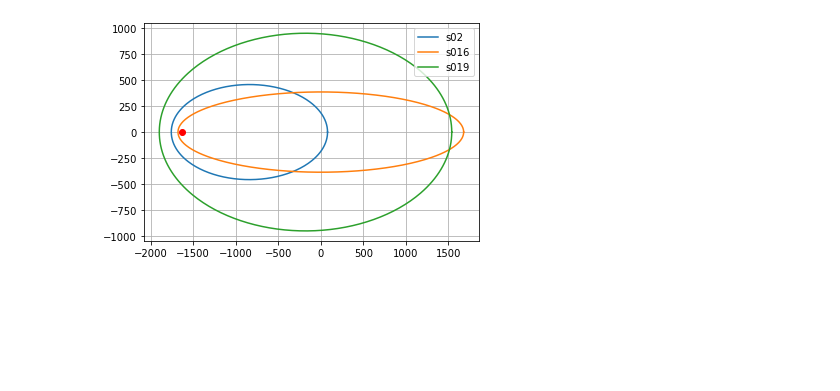
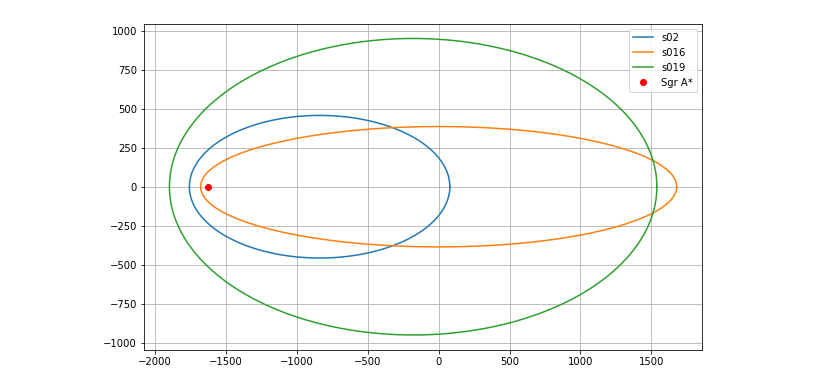
Before and after one commit to satelerd/Stars-Orbits-Generator, a Jupyter notebook: orbit-generator.ipynb, the cells around one changed output. Drawn from its saved outputs; the diff is of its cells as text; code cells hidden in the pictures; blank space fills up the shorter version.

```diff
--- a/orbit-generator.ipynb
+++ b/orbit-generator.ipynb
@@ -3,23 +3,24 @@ import matplotlib.pyplot as plt
 import numpy as np
 # %%
 def elipse(a,b,c, offset, star):
+    plt.figure(figsize=(10,6))
     t = np.linspace(0,360,360)
 
     for i in range(0,3):
         x = a[i]*np.cos(np.radians(t)) + offset[i]
         y = b[i]*np.sin(np.radians(t))
         plt.plot(x,y)
-        plt.legend(star)
     plt.plot(c[1],0,'ro')
+    plt.legend(star)
     plt.grid()
     plt.show()
 # %%
 a = [919, 1680, 1720]
 b = [457.55, 386.2317957, 951.268101]
-c = [-919*0.867247008-840, -1680*0.973214286, -1720*0.833139535-180]
+c = [-919*0.867247008-840, -1680*0.973214286+10, -1720*0.833139535-180]
 offset = [-840,0,-180]
-star = ['s02', 's016', 's019']
+star = ['s02', 's016', 's019', 'Sgr A*']
 
 elipse(a, b, c, offset, star)
 # %% [output]
-[figure, old version]
+[figure, new version]
```
Also changed, not shown: 1 other file.
